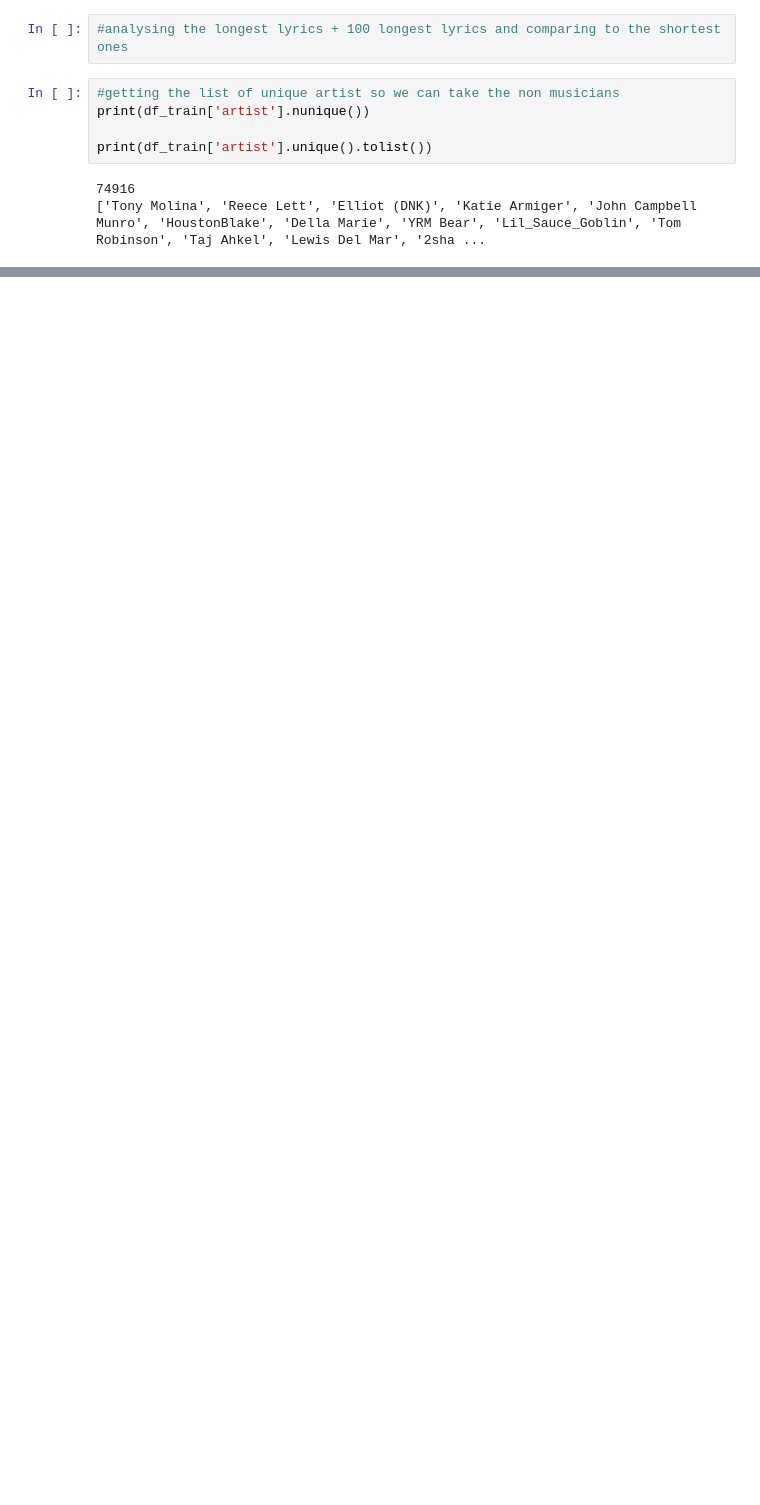
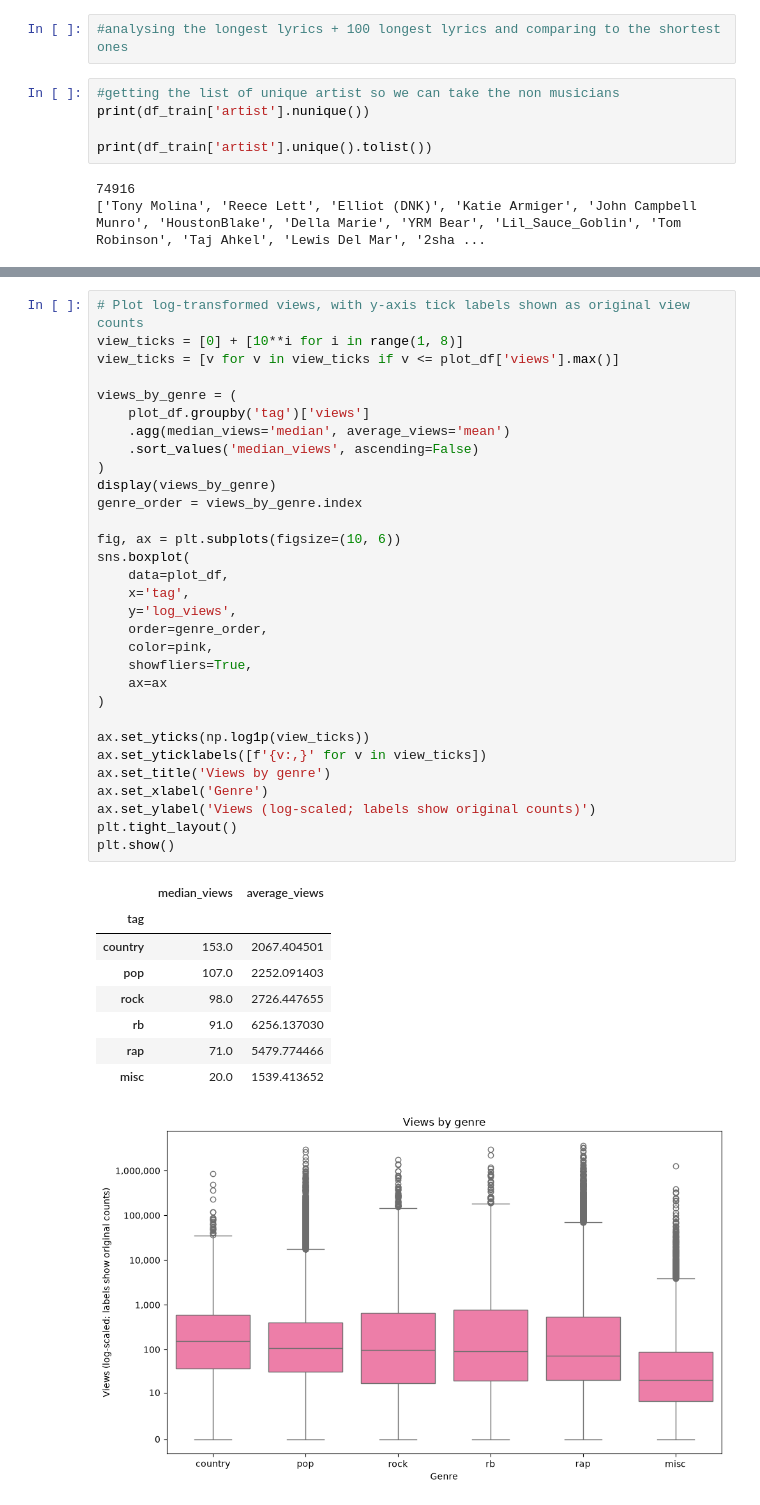
Before and after one commit to jnfpm/Text-Mining-, a Jupyter notebook: EDA.ipynb, the cells around one changed output, grey strips where cells are left out. Drawn from its saved outputs; the diff is of its cells as text; blank space fills up the shorter version.

```diff
--- a/EDA.ipynb
+++ b/EDA.ipynb
@@ -237,0 +397,41 @@ plt.show()
+# %%
+# Plot log-transformed views, with y-axis tick labels shown as original view counts
+view_ticks = [0] + [10**i for i in range(1, 8)]
+view_ticks = [v for v in view_ticks if v <= plot_df['views'].max()]
+
+views_by_genre = (
+    plot_df.groupby('tag')['views']
+    .agg(median_views='median', average_views='mean')
+    .sort_values('median_views', ascending=False)
+)
+display(views_by_genre)
+genre_order = views_by_genre.index
+
+fig, ax = plt.subplots(figsize=(10, 6))
+sns.boxplot(
+    data=plot_df,
+    x='tag',
+    y='log_views',
+    order=genre_order,
+    color=pink,
+    showfliers=True,
+    ax=ax
+)
+
+ax.set_yticks(np.log1p(view_ticks))
+ax.set_yticklabels([f'{v:,}' for v in view_ticks])
+ax.set_title('Views by genre')
+ax.set_xlabel('Genre')
+ax.set_ylabel('Views (log-scaled; labels show original counts)')
+plt.tight_layout()
+plt.show()
+# %% [output]
+|  | median_views | average_views |
+| tag |  |  |
+| country | 153.0 | 2067.404501 |
+| pop | 107.0 | 2252.091403 |
+| rock | 98.0 | 2726.447655 |
+| rb | 91.0 | 6256.137030 |
+| rap | 71.0 | 5479.774466 |
+| misc | 20.0 | 1539.413652 |
+[figure, added]
```
Also changed, not shown: parts of 64 cells of this notebook, 2 other files.
